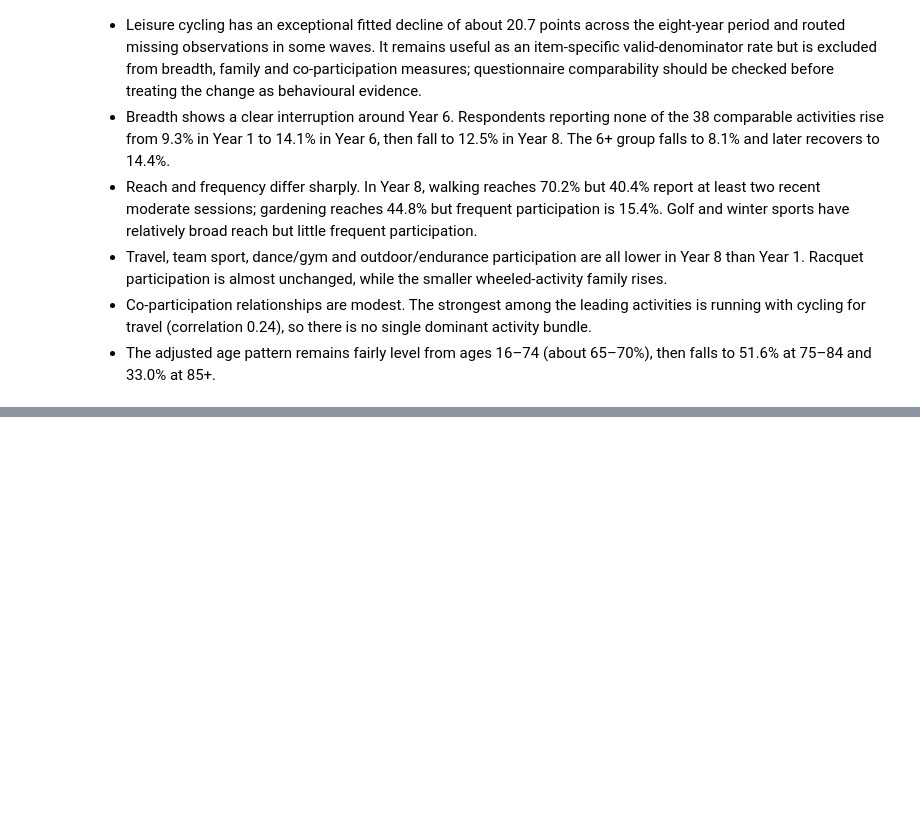
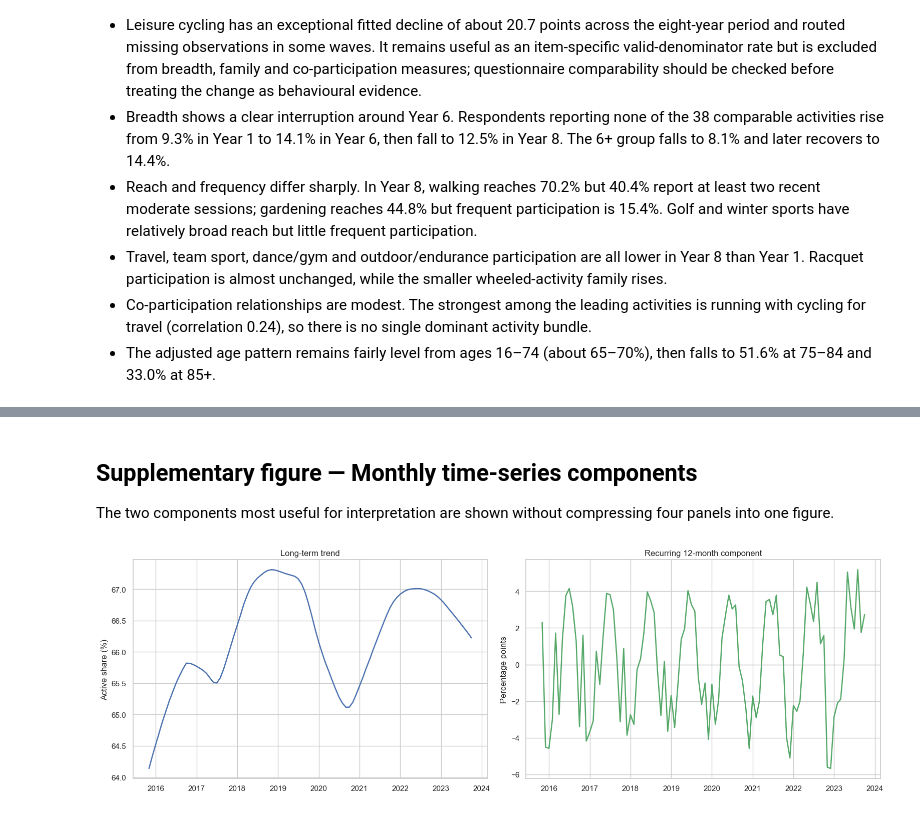
Before and after one commit to YifengMao666/London-Sport2-Group20, a Jupyter notebook: Yifeng Mao/Q1/physical_activity_analysis/02a_multilevel_descriptive_analysis.ipynb, the cells around one changed output, grey strips where cells are left out. Cells and saved outputs as stored; diff of their text form; code cells hidden in the pictures; blank space fills up the shorter version.

```diff
--- a/Yifeng Mao/Q1/physical_activity_analysis/02a_multilevel_descriptive_analysis.ipynb
+++ b/Yifeng Mao/Q1/physical_activity_analysis/02a_multilevel_descriptive_analysis.ipynb
@@ -1311,0 +1321,19 @@ plt.show()
+# %% [markdown]
+## Supplementary figure — Monthly time-series components
+
+The two components most useful for interpretation are shown without compressing four panels into one figure.
+# %%
+fig, axes = plt.subplots(1, 2, figsize=(16, 5.2))
+for column, title, color, axis in [
+    ('stl_trend', 'Long-term trend', '#4C72B0', axes[0]),
+    ('stl_seasonal', 'Recurring 12-month component', '#55A868', axes[1]),
+]:
+    axis.plot(london_monthly['period_start'], london_monthly[column], color=color, linewidth=1.8)
+    if column != 'stl_trend':
+        axis.axhline(0, color='grey', linewidth=.8)
+    axis.set(title=title, xlabel='',
+             ylabel='Percentage points' if column != 'stl_trend' else 'Active share (%)')
+fig.tight_layout()
+plt.show()
+# %% [output]
+[figure, added]
```
Also changed, not shown: parts of 14 cells of this notebook, 3 other files.
